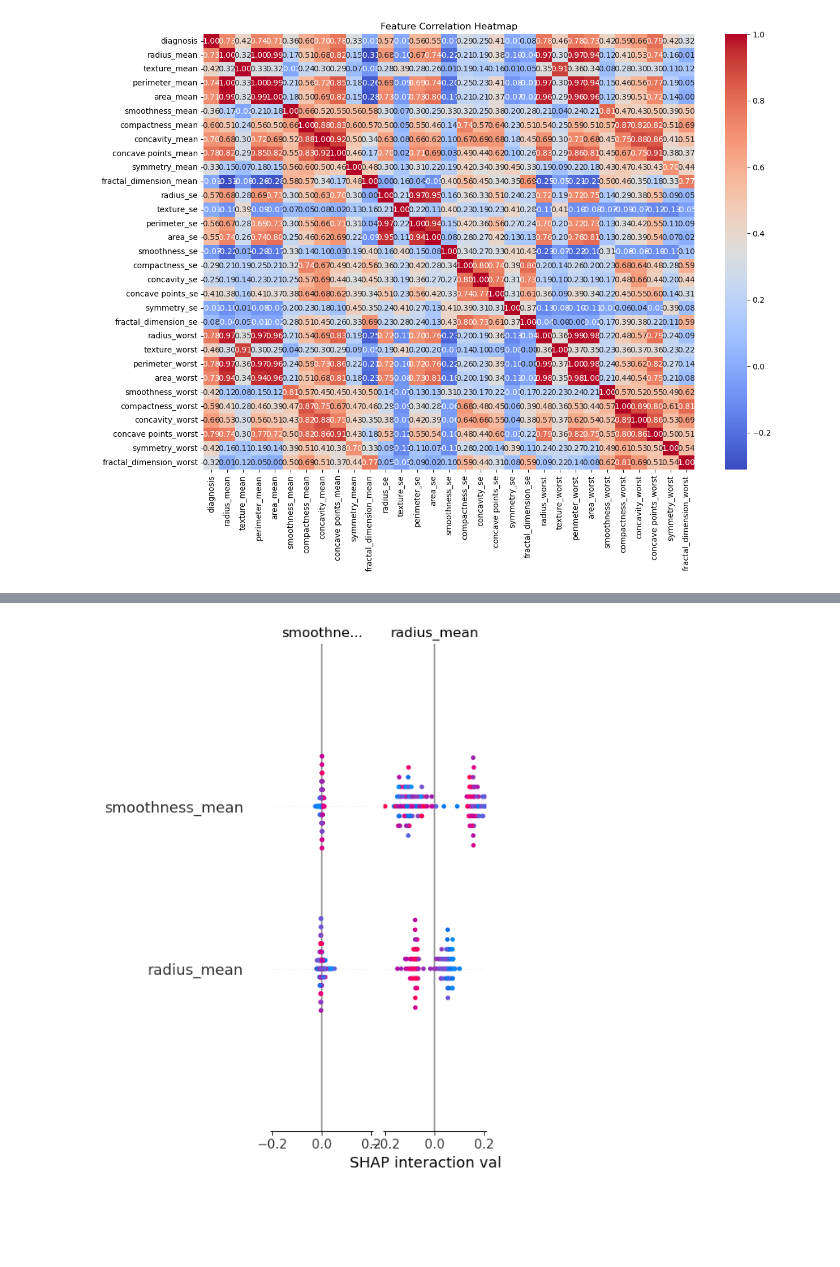
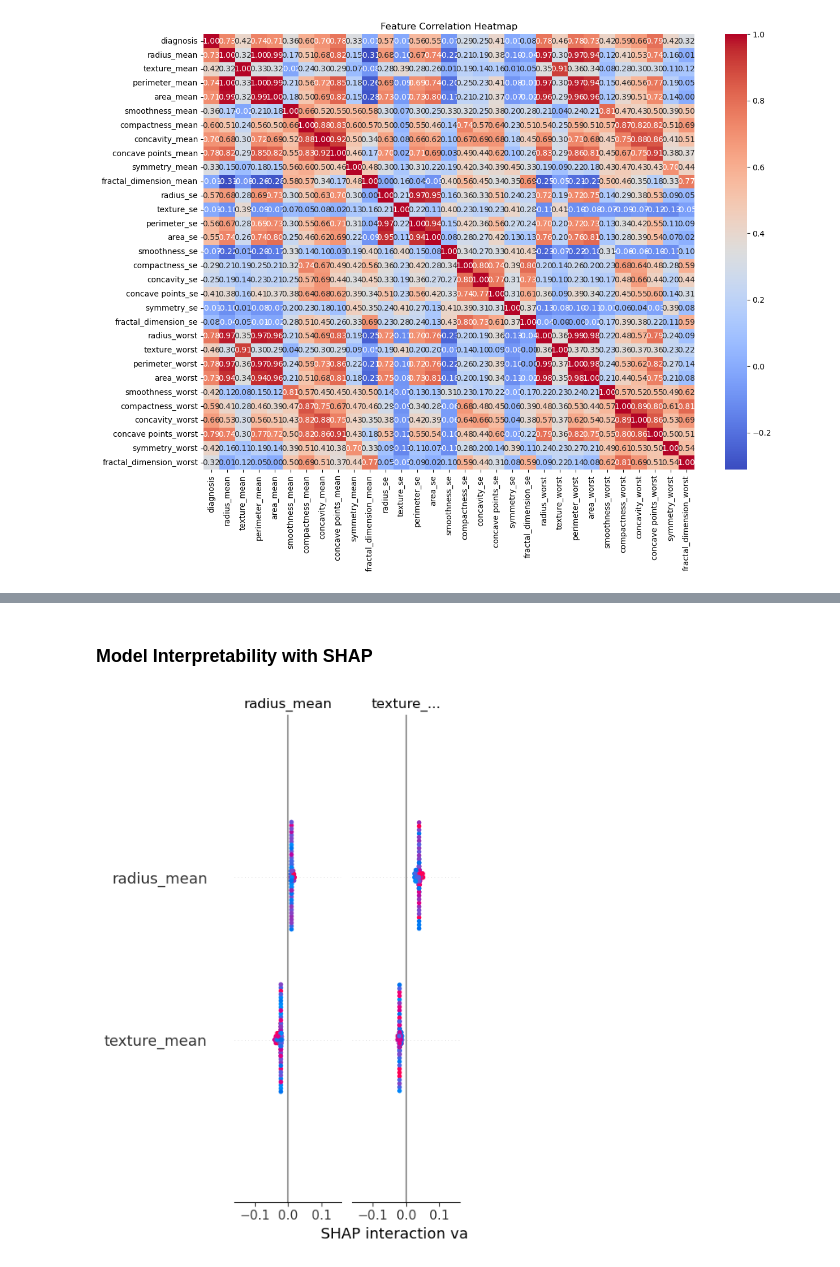
Before and after one commit to MiltonGreat/Breast-Cancer-Wisconsin, a Jupyter notebook: Breast Cancer Wisconsin.ipynb, the cells around one changed output, grey strips where cells are left out. Cells and saved outputs as stored; diff of their text form; code cells hidden in the pictures; blank space fills up the shorter version.

```diff
--- a/Breast Cancer Wisconsin.ipynb
+++ b/Breast Cancer Wisconsin.ipynb
@@ -221,0 +221,5 @@ X_scaled = scaler.fit_transform(X_selected)
+# %%
+# Support Vector Machine (SVM)
+svm_model = SVC(random_state=42, probability=True)  # Enable probability for ROC-AUC
+svm_model.fit(X_train_resampled, y_train_resampled)
+y_pred_svm = svm_model.predict(X_test_scaled)
@@ -222,30 +263,5 @@ X_scaled = scaler.fit_transform(X_selected)
 # %%
-# Train-test split
-X_train, X_test, y_train, y_test = train_test_split(X_scaled, y_resampled, test_size=0.2, random_state=42)
-
-# Logistic Regression Model
-lr_model = LogisticRegression(max_iter=10000, random_state=42)
-lr_model.fit(X_train, y_train)
-y_pred_lr = lr_model.predict(X_test)
-print("Logistic Regression Performance:")
-print(f"Accuracy: {accuracy_score(y_test, y_pred_lr)}")
-print(f"ROC-AUC Score: {roc_auc_score(y_test, lr_model.predict_proba(X_test)[:, 1])}")
-print(classification_report(y_test, y_pred_lr))
-
-# Support Vector Machine (SVM)
-svm_model = SVC(random_state=42, probability=True)  # Enable probability for ROC-AUC
-svm_model.fit(X_train, y_train)
-y_pred_svm = svm_model.predict(X_test)
-print("\nSVM Performance:")
-print(f"Accuracy: {accuracy_score(y_test, y_pred_svm)}")
-print(f"ROC-AUC Score: {roc_auc_score(y_test, svm_model.predict_proba(X_test)[:, 1])}")
-print(classification_report(y_test, y_pred_svm))
-
 # Random Forest Classifier
 rf_model = RandomForestClassifier(n_estimators=100, random_state=42)
-rf_model.fit(X_train, y_train)
-y_pred_rf = rf_model.predict(X_test)
-print("\nRandom Forest Performance:")
-print(f"Accuracy: {accuracy_score(y_test, y_pred_rf)}")
-print(f"ROC-AUC Score: {roc_auc_score(y_test, rf_model.predict_proba(X_test)[:, 1])}")
-print(classification_report(y_test, y_pred_rf))
+rf_model.fit(X_train_resampled, y_train_resampled)
+y_pred_rf = rf_model.predict(X_test_scaled)
@@ -321,7 +390,11 @@ weighted avg       0.95      0.95      0.95       143
+# %% [markdown]
+### Model Interpretability with SHAP
 # %%
-# Model Interpretability with SHAP
+# Tree explainer for SHAP
 explainer = shap.TreeExplainer(best_rf_model)
-shap_values = explainer.shap_values(X_test)
-shap.summary_plot(shap_values, X_test, feature_names=selector.get_feature_names_out())
+shap_values = explainer.shap_values(X_test_scaled)
+
+# SHAP summary plot without feature selection
+shap.summary_plot(shap_values, X_test_scaled, feature_names=X_test.columns)
 # %% [output]
-[figure, old version]
+[figure, new version]
```
Also changed, not shown: parts of 45 cells of this notebook.
